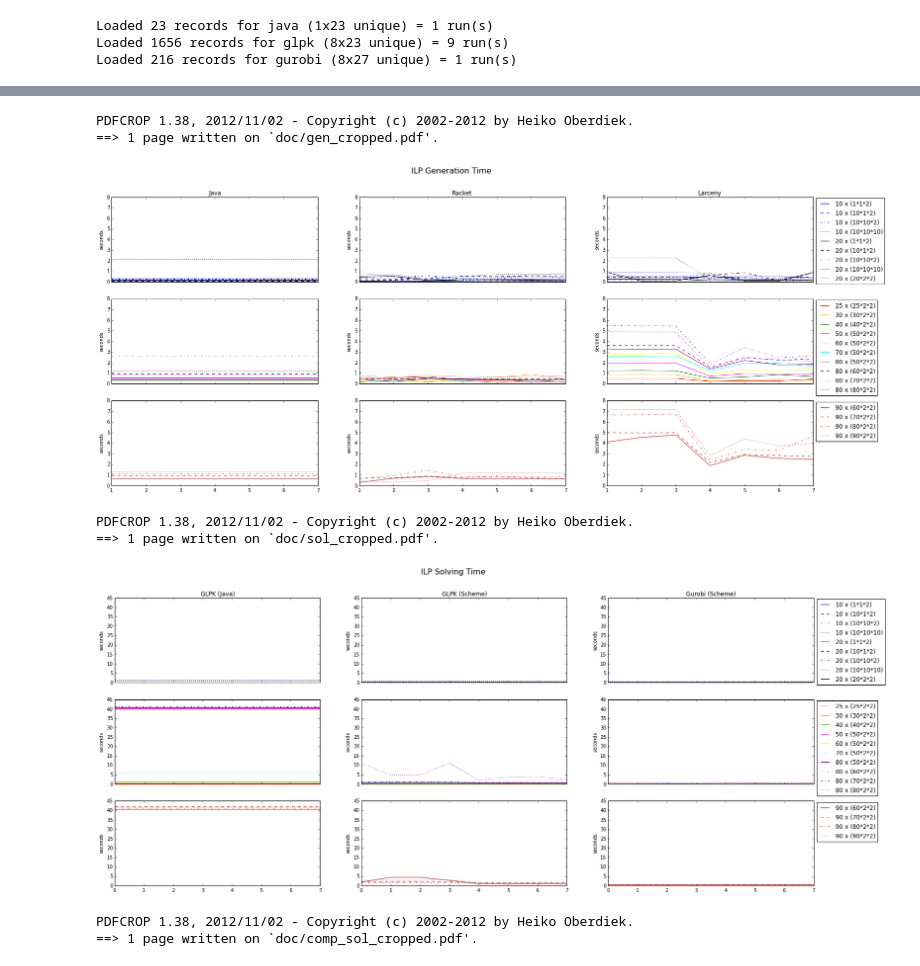
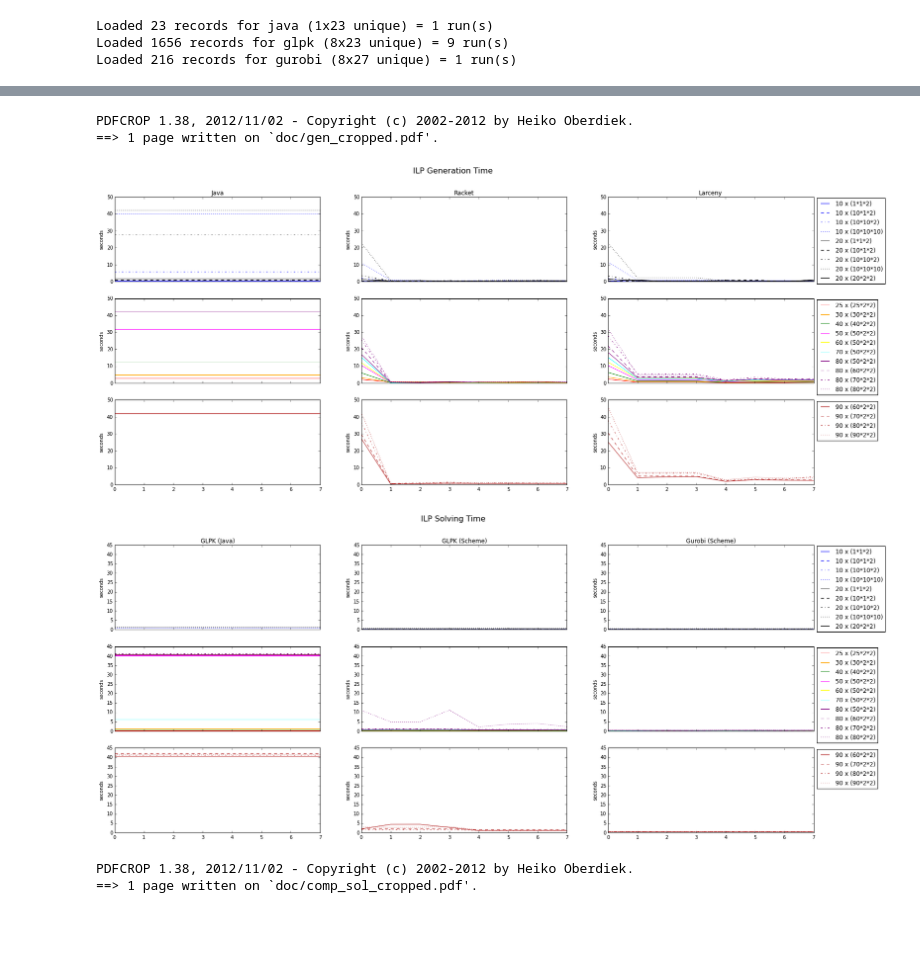
Before and after one commit to rene-schoene/racr-mquat, a Jupyter notebook: ilp-measurement.ipynb, the cells around one changed output, grey strips where cells are left out. Cells and saved outputs as stored; diff of their text form; code cells hidden in the pictures; blank space fills up the shorter version.

Commit message:
New images for poster.

```diff
--- a/ilp-measurement.ipynb
+++ b/ilp-measurement.ipynb
@@ -103,7 +118,7 @@ Loaded 23 records for java (1x23 unique) = 1 run(s)
 Loaded 1656 records for glpk (8x23 unique) = 9 run(s)
 Loaded 216 records for gurobi (8x27 unique) = 1 run(s)
 # %%
-START_STEP = 1
+START_STEP = 0
 MAX_PLOTS_IN_ONE, current_plot, ax_nr, last_res = 6, 0, 0, -1
 params = []
 for i in xrange(len(specs)):
@@ -137,48 +137,58 @@ for i in xrange(len(specs)):
 f, ax_arr = plt.subplots(nrows = ax_nr+1, ncols = 3, sharex=True, sharey=True)
 f.set_size_inches(25.5,10.5)
 one_plot = ax_arr.shape[1] == 1
+
+f.patch.set_facecolor('none')
+f.patch.set_alpha(0.0)
 
 lines, labels = [], []
 for p in params:
     ax_tup = ax_arr if one_plot else ax_arr[p[0]]
     ax_j = ax_tup[0]
     ax_r = ax_tup[1]
     ax_l = ax_tup[2]
+#    ax_j.set_ylim([0,50])
+#    ax_r.set_ylim([0,10])
+#    ax_l.set_ylim([0,10])
 #    x_g = np.array(xrange(1,len(p[1])+1)) # start at one, since first gen-time is cut
     x_g = np.array(xrange(START_STEP,len(p[1])+START_STEP)) # start at zero
     line_java    = ax_j.plot(x_g, p[8][0]*np.ones(len(p[1])), ls = p[5], c = p[6], label = p[7])
     line_racket  = ax_r.plot(x_g, p[1], ls = p[5], c = p[6], label = p[7])
     line_larceny = ax_l.plot(x_g, p[2], ls = p[5], c = p[6], label = p[7])
     ax_l.legend(loc='upper left', bbox_to_anchor=(1, 1.02))
-    ax_j.set_ylabel('seconds')
-    ax_r.set_ylabel('seconds')
-    ax_l.set_ylabel('seconds')
     lines.append(line_racket[0])
     labels.append(p[7])
+
+for ax in ax_arr if one_plot else ax_arr.flatten():
+    ax.set_ylabel('seconds')
+    ax.patch.set_alpha(1)
+    ax.patch.set_facecolor('white')
 
 first_ax = ax_arr if one_plot else ax_arr[0]
 plt.suptitle('ILP Generation Time', fontsize = 16)
 first_ax[0].set_title('Java')
 first_ax[1].set_title('Racket')
 first_ax[2].set_title('Larceny')
 
 # Fine-tune figure; make subplots close to each other and hide x ticks for
 # all but bottom plots.
 f.subplots_adjust(hspace=0.2)
 plt.setp([a.get_xticklabels() for a in f.axes[:-3]], visible=False)
 plt.setp([a.get_yticklabels() for a in f.axes], visible=True)
-plt.savefig('doc/gen.pdf')
-!pdfcrop doc/gen.pdf doc/gen_cropped.pdf
-plt.savefig('gen.png')
+plt.savefig('doc/gen.pdf', facecolor=f.get_facecolor(), edgecolor='none')
+plt.savefig('gen.png', facecolor=f.get_facecolor(), edgecolor='none')
 plt.show()
 # %% [output]
 PDFCROP 1.38, 2012/11/02 - Copyright (c) 2002-2012 by Heiko Oberdiek.
 ==> 1 page written on `doc/gen_cropped.pdf'.
-[figure, old version]
+[figure, new version]
 # %%
 f, ax_arr = plt.subplots(nrows = ax_nr+1, ncols = 3, sharex=True, sharey=True)
 f.set_size_inches(25.5,10.5)
 one_plot = ax_arr.shape[1] == 1
+
+f.patch.set_facecolor('none')
+f.patch.set_alpha(0.0)
 
 lines, labels = [], []
 for p in params:
@@ -191,11 +201,13 @@ for p in params:
     line_glpk     = ax_glpk.plot(x, p[3], ls = p[5], c = p[6], label = p[7])
     line_gurobi   = ax_gurobi.plot(x, p[4], ls = p[5], c = p[6], label = p[7])
     ax_gurobi.legend(loc='upper left', bbox_to_anchor=(1, 1.02))
-    ax_javaglpk.set_ylabel('seconds')
-    ax_glpk.set_ylabel('seconds')
-    ax_gurobi.set_ylabel('seconds')
     lines.append(line_glpk[0])
     labels.append(p[7])
+
+for ax in ax_arr if one_plot else ax_arr.flatten():
+    ax.set_ylabel('seconds')
+    ax.patch.set_alpha(1)
+    ax.patch.set_facecolor('white')
 
 first_ax = ax_arr if one_plot else ax_arr[0]
 plt.suptitle('ILP Solving Time', fontsize = 16)
@@ -209,12 +221,9 @@ f.subplots_adjust(hspace=0.2)
 plt.setp([a.get_xticklabels() for a in f.axes[:-3]], visible=False)
 plt.setp([a.get_yticklabels() for a in f.axes], visible=True)
 plt.savefig('doc/sol.pdf')
-!pdfcrop doc/sol.pdf doc/sol_cropped.pdf
 plt.savefig('sol.png')
 plt.show()
 # %% [output]
-PDFCROP 1.38, 2012/11/02 - Copyright (c) 2002-2012 by Heiko Oberdiek.
-==> 1 page written on `doc/sol_cropped.pdf'.
 [figure]
 # %%
 indices = [3, 12, 14, 19]
```
Also changed, not shown: parts of 3 cells of this notebook, 9 other files.
